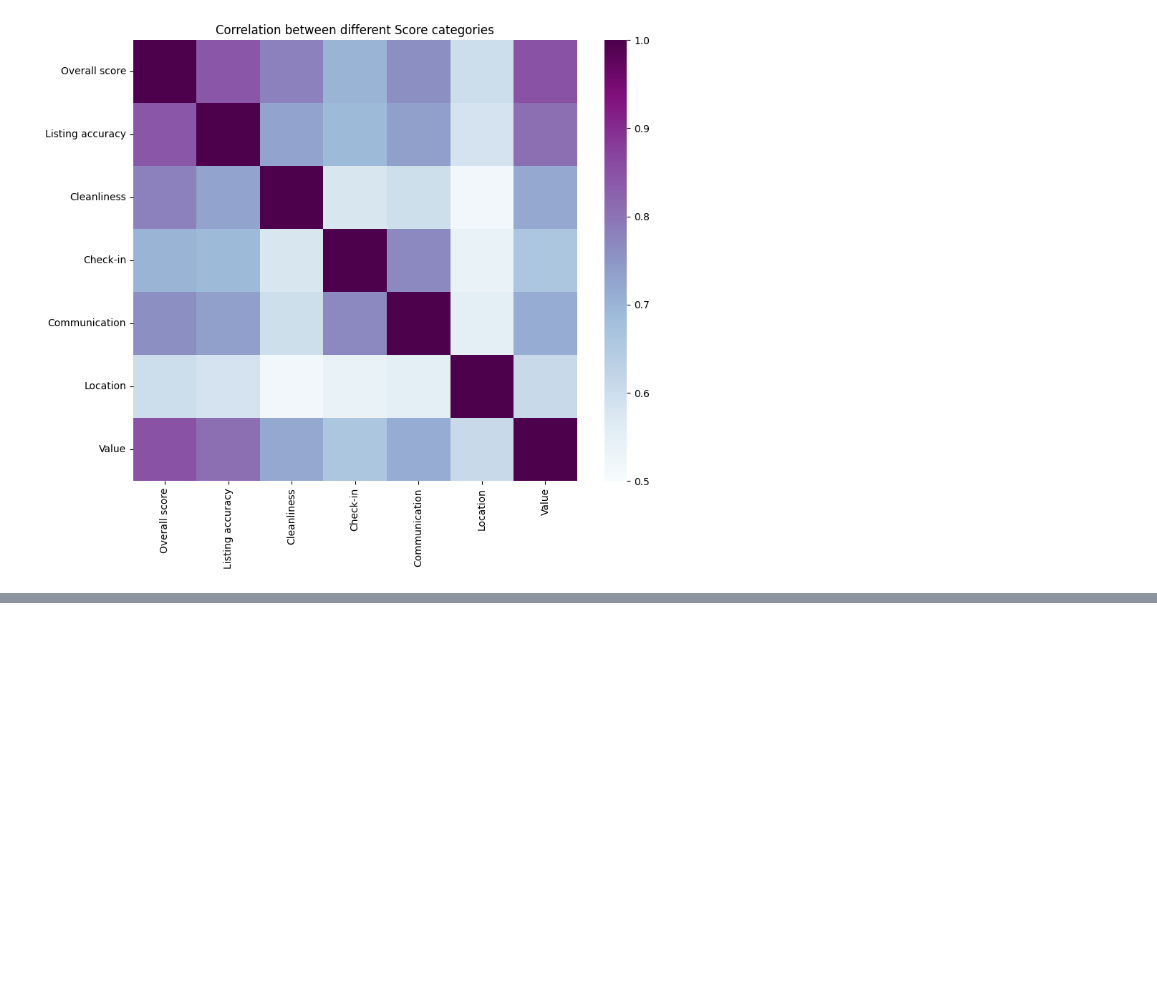
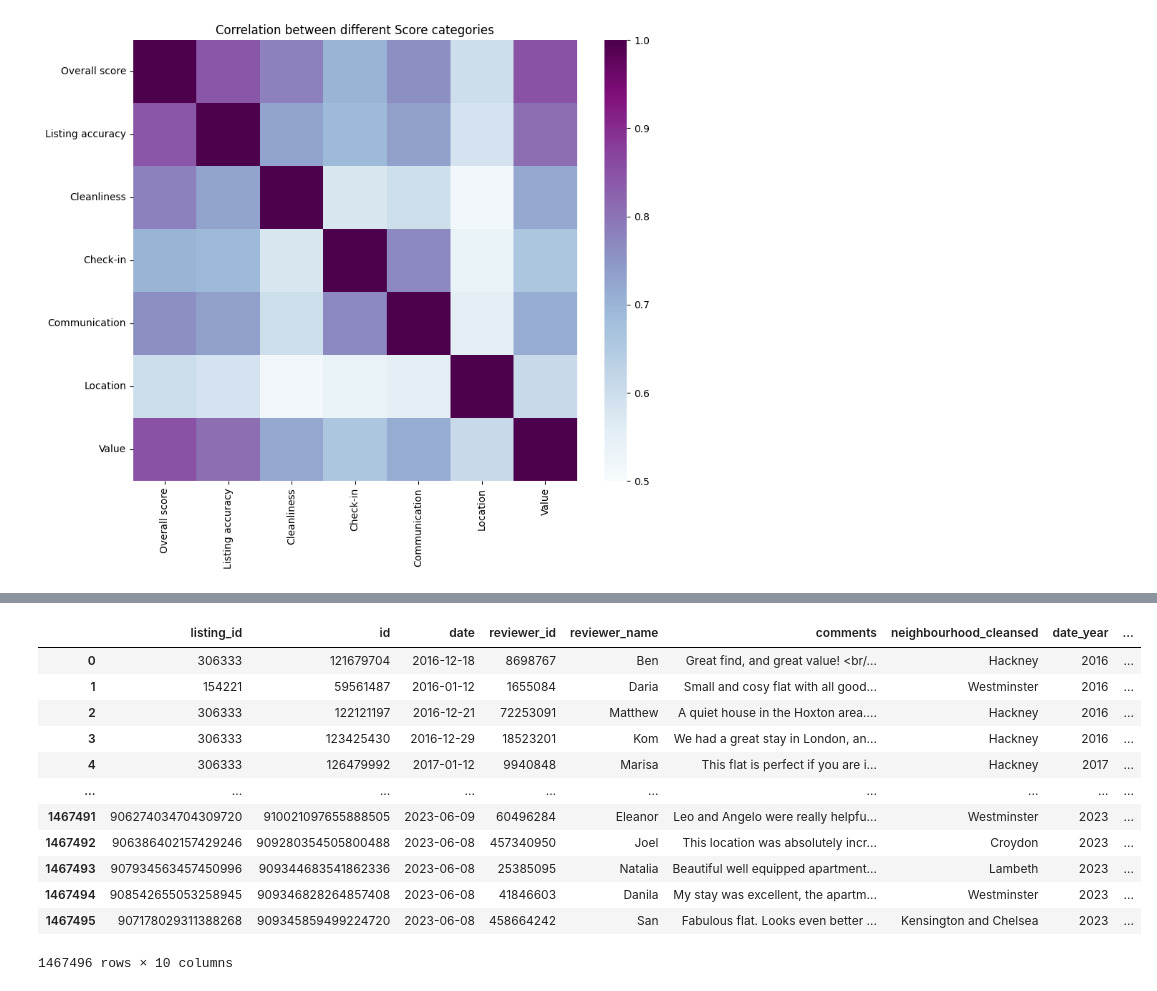
Before and after one commit to DJRT-11/MINE4101-T1, a Jupyter notebook: DevNotebook.ipynb, the cells around one changed output, grey strips where cells are left out. Cells and saved outputs as stored; diff of their text form; code cells hidden in the pictures; blank space fills up the shorter version.

```diff
--- a/DevNotebook.ipynb
+++ b/DevNotebook.ipynb
@@ -313,0 +392,16 @@ Now, let's take a look at possible variables that may be correlated to the price
+# %%
+revs_nh
+# %% [output]
+|  | listing_id | id | date | reviewer_id | reviewer_name | comments | neighbourhood_cleansed | date_year | ... |
+| 0 | 306333 | 121679704 | 2016-12-18 | 8698767 | Ben | Great find, and great value! <br/... | Hackney | 2016 | ... |
+| 1 | 154221 | 59561487 | 2016-01-12 | 1655084 | Daria | Small and cosy flat with all good... | Westminster | 2016 | ... |
+| 2 | 306333 | 122121197 | 2016-12-21 | 72253091 | Matthew | A quiet house in the Hoxton area.... | Hackney | 2016 | ... |
+| 3 | 306333 | 123425430 | 2016-12-29 | 18523201 | Kom | We had a great stay in London, an... | Hackney | 2016 | ... |
+| 4 | 306333 | 126479992 | 2017-01-12 | 9940848 | Marisa | This flat is perfect if you are i... | Hackney | 2017 | ... |
+| ... | ... | ... | ... | ... | ... | ... | ... | ... | ... |
+| 1467491 | 906274034704309720 | 910021097655888505 | 2023-06-09 | 60496284 | Eleanor | Leo and Angelo were really helpfu... | Westminster | 2023 | ... |
+| 1467492 | 906386402157429246 | 909280354505800488 | 2023-06-08 | 457340950 | Joel | This location was absolutely incr... | Croydon | 2023 | ... |
+| 1467493 | 907934563457450996 | 909344683541862336 | 2023-06-08 | 25385095 | Natalia | Beautiful well equipped apartment... | Lambeth | 2023 | ... |
+| 1467494 | 908542655053258945 | 909346828264857408 | 2023-06-08 | 41846603 | Danila | My stay was excellent, the apartm... | Westminster | 2023 | ... |
+| 1467495 | 907178029311388268 | 909345859499224720 | 2023-06-08 | 458664242 | San | Fabulous flat. Looks even better ... | Kensington and Chelsea | 2023 | ... |
+1467496 rows × 10 columns
```
Also changed, not shown: parts of 10 cells of this notebook, 1 other file.
